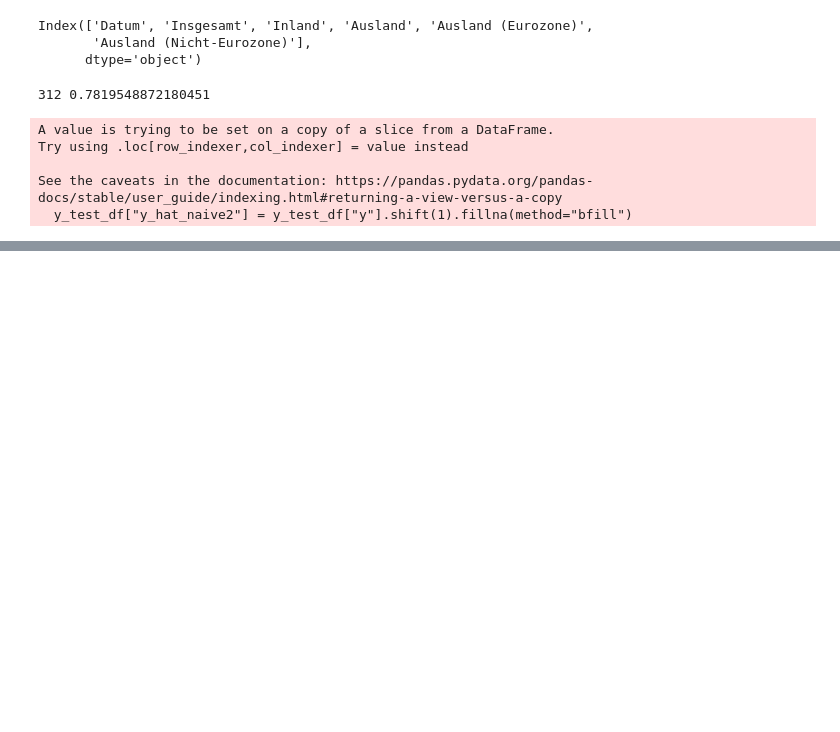
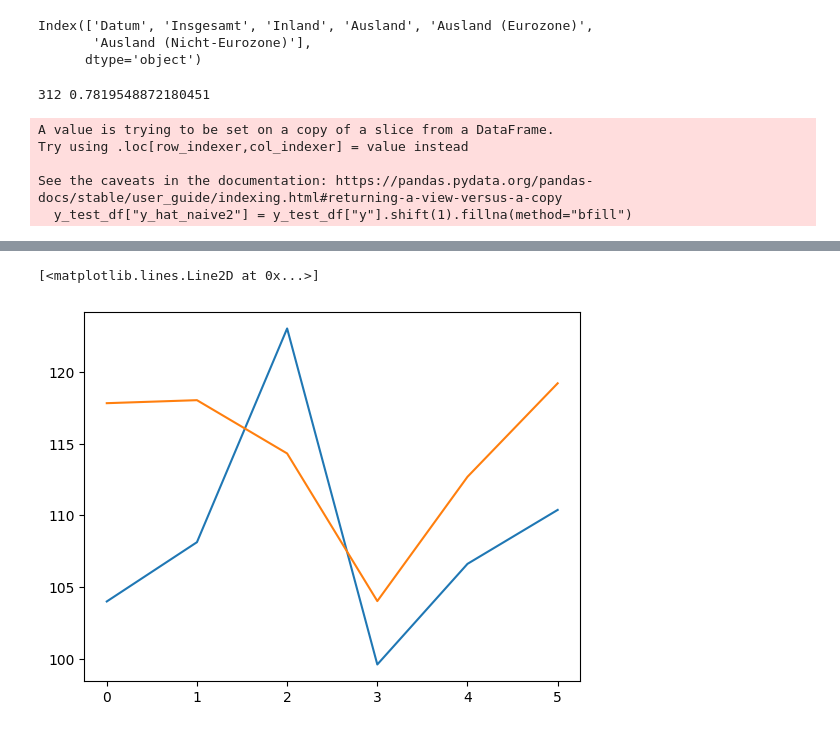
Before and after one commit to turbotimon/esrnn_torch, a Jupyter notebook: experiment_forest.ipynb, the cells around one changed output, grey strips where cells are left out. Saved outputs shown, nothing was run; the diff lists cells and outputs as text; code cells hidden in the pictures; blank space fills up the shorter version.

```diff
--- a/experiment_forest.ipynb
+++ b/experiment_forest.ipynb
@@ -51,10 +51,14 @@ See the caveats in the documentation: https://pandas.pydata.org/pandas-docs/stab
   y_test_df["y_hat_naive2"] = y_test_df["y"].shift(1).fillna(method="bfill")
 # %%
 # Instantiate model
+
+INPUT_SIZE = 4
+OUTPUT_SIZE = 6
+
 model = ESRNN(
     max_epochs=25,
     freq_of_test=5,
-    batch_size=1, # assert self.batch_size <= self.n_series
+    batch_size=1,  # assert self.batch_size <= self.n_series
     learning_rate=1e-4,
     per_series_lr_multip=0.8,
     lr_scheduler_step_size=10,
@@ -67,8 +71,8 @@ model = ESRNN(
     ensemble=False,
     max_periods=25,
     seasonality=[],
-    input_size=4,
-    output_size=6,
+    input_size=INPUT_SIZE,
+    output_size=OUTPUT_SIZE,
     cell_type="LSTM",
     state_hsize=40,
     dilations=[[1], [6]],
@@ -117,10 +100,17 @@ with open("forest_model.pkl", "wb") as f:
 # %%
 # Predict on test set
-y_hat_df = model.predict(X_test_df)
+# HINT is only a "local" model. Can only predict contiguous to training and needs to be retrained
+i = 0
+y_hat_df = model.predict(X_test_df[i:i+OUTPUT_SIZE])
 
 # Evaluate predictions
 final_owa, final_mase, final_smape = evaluate_prediction_owa(
-    y_hat_df, y_train_df, X_test_df, y_test_df, naive2_seasonality=1
+    y_hat_df,
+    # y_train_df,
+    y_df[:SPLIT_IDX+i],
+    X_test_df[i:i+OUTPUT_SIZE],
+    y_test_df[i:i+OUTPUT_SIZE],
+    naive2_seasonality=1,
 )
 # %% [output]
 ===============  Model evaluation  ==============
@@ -135,0 +140,6 @@ ImportError: Matplotlib requires numpy>=1.23; you have 1.16.6
+# %%
+plt.plot(y_test_df[:6].y.values, label="y")
+plt.plot(y_hat_df[:6].y_hat.values, label="y_hat")
+# %% [output]
+[<matplotlib.lines.Line2D at 0x...>]
+[figure, added]
```
Also changed, not shown: parts of 12 cells of this notebook, 3 other files.
